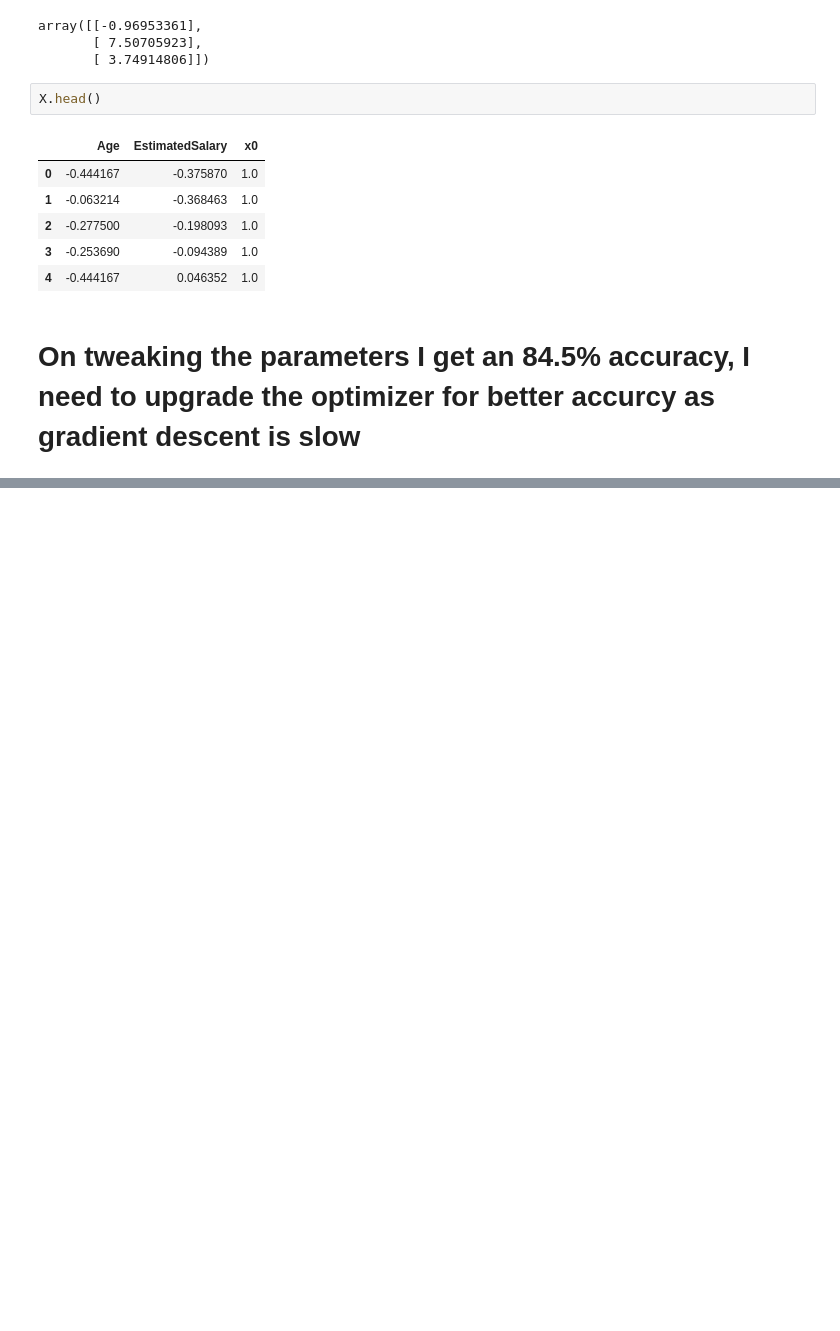
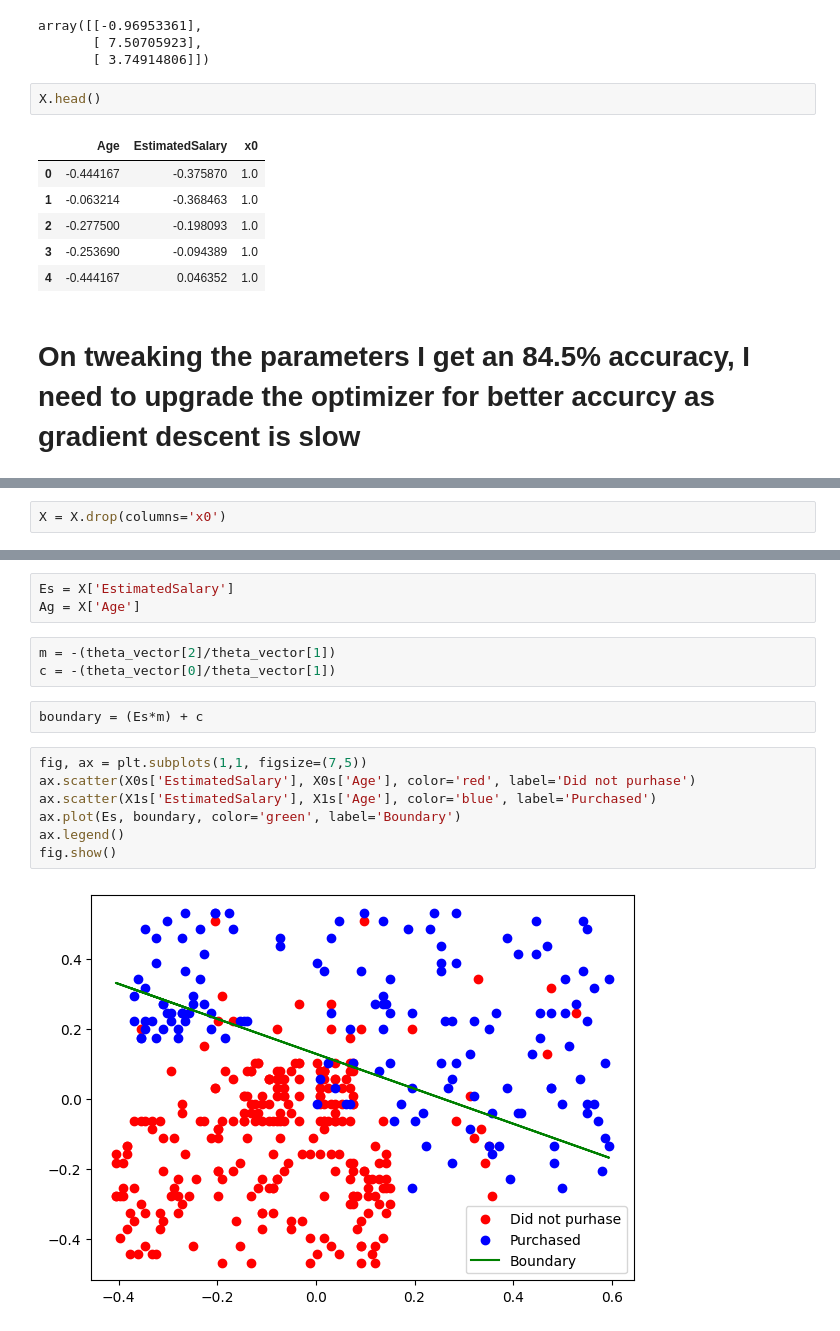
Before and after one commit to tkC0ding/Multivariate-LogisticRegression, a Jupyter notebook: code_file.ipynb, the cells around one changed output, grey strips where cells are left out. Saved outputs shown, nothing was run; the diff lists cells and outputs as text; blank space fills up the shorter version.

Commit message:
Updated Code File
Plotted the Boundary Line

```diff
--- a/code_file.ipynb
+++ b/code_file.ipynb
@@ -210,0 +230,2 @@ X.head()
+# %%
+X = X.drop(columns='x0')
@@ -210,0 +259,17 @@ X.head()
+# %%
+Es = X['EstimatedSalary']
+Ag = X['Age']
+# %%
+m = -(theta_vector[2]/theta_vector[1])
+c = -(theta_vector[0]/theta_vector[1])
+# %%
+boundary = (Es*m) + c
+# %%
+fig, ax = plt.subplots(1,1, figsize=(7,5))
+ax.scatter(X0s['EstimatedSalary'], X0s['Age'], color='red', label='Did not purhase')
+ax.scatter(X1s['EstimatedSalary'], X1s['Age'], color='blue', label='Purchased')
+ax.plot(Es, boundary, color='green', label='Boundary')
+ax.legend()
+fig.show()
+# %% [output]
+[figure, added]
```
Also changed, not shown: parts of 8 cells of this notebook.
